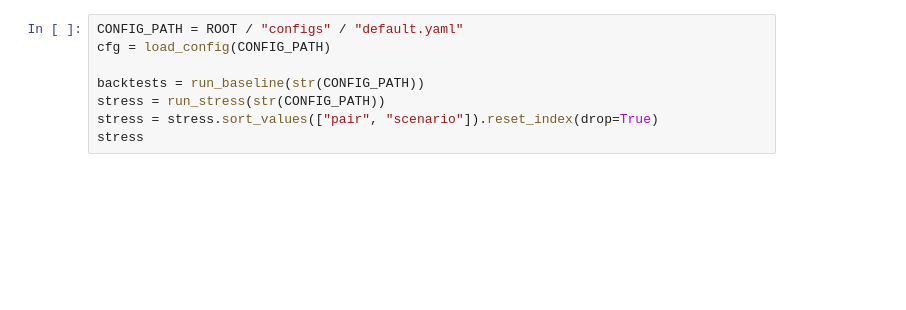
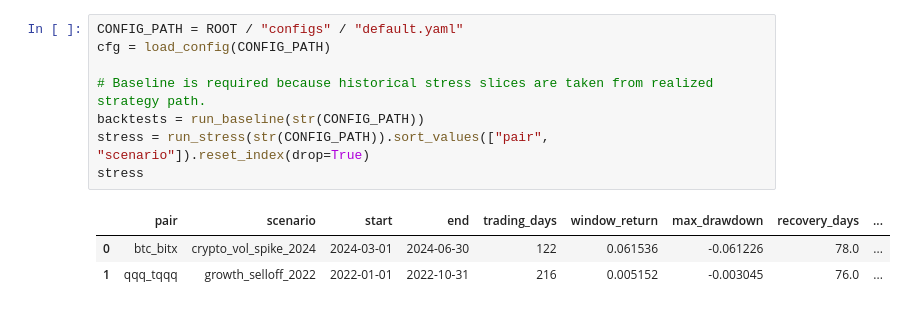
Before and after one commit to Christopher-Xu1/LS-ETF-vol-decay-research, a Jupyter notebook: notebooks/03_stress_tests.ipynb, the cells around one changed output. Drawn from its saved outputs; the diff is of its cells as text; blank space fills up the shorter version.

```diff
--- a/notebooks/03_stress_tests.ipynb
+++ b/notebooks/03_stress_tests.ipynb
@@ -28,8 +34,12 @@ from src.experiments.run_stress import run as run_stress
 # %%
 CONFIG_PATH = ROOT / "configs" / "default.yaml"
 cfg = load_config(CONFIG_PATH)
 
+# Baseline is required because historical stress slices are taken from realized strategy path.
 backtests = run_baseline(str(CONFIG_PATH))
-stress = run_stress(str(CONFIG_PATH))
-stress = stress.sort_values(["pair", "scenario"]).reset_index(drop=True)
+stress = run_stress(str(CONFIG_PATH)).sort_values(["pair", "scenario"]).reset_index(drop=True)
 stress
+# %% [output]
+|  | pair | scenario | start | end | trading_days | window_return | max_drawdown | recovery_days | ... |
+| 0 | btc_bitx | crypto_vol_spike_2024 | 2024-03-01 | 2024-06-30 | 122 | 0.061536 | -0.061226 | 78.0 | ... |
+| 1 | qqq_tqqq | growth_selloff_2022 | 2022-01-01 | 2022-10-31 | 216 | 0.005152 | -0.003045 | 76.0 | ... |
```
Also changed, not shown: parts of 15 cells of this notebook, 15 other files.
